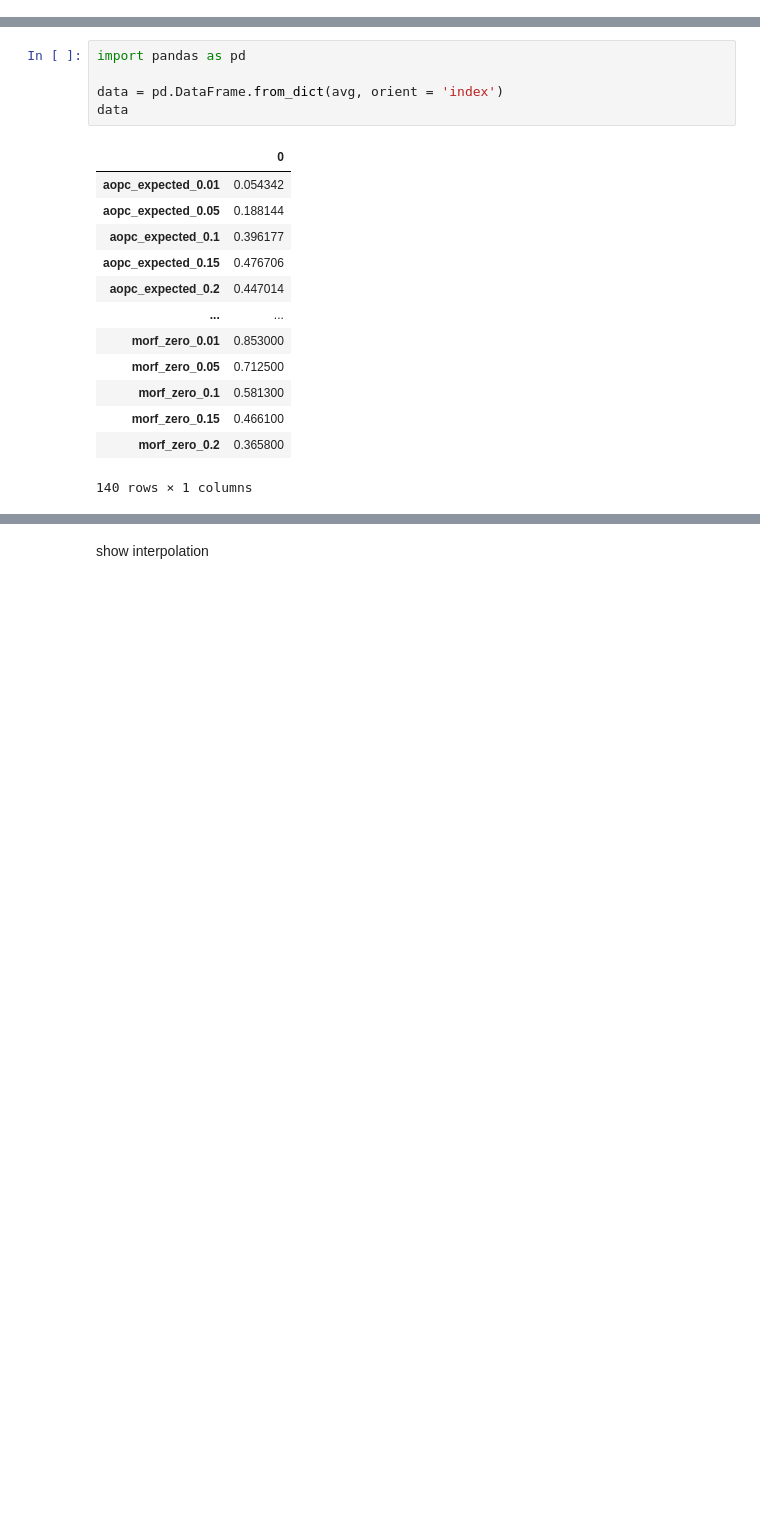
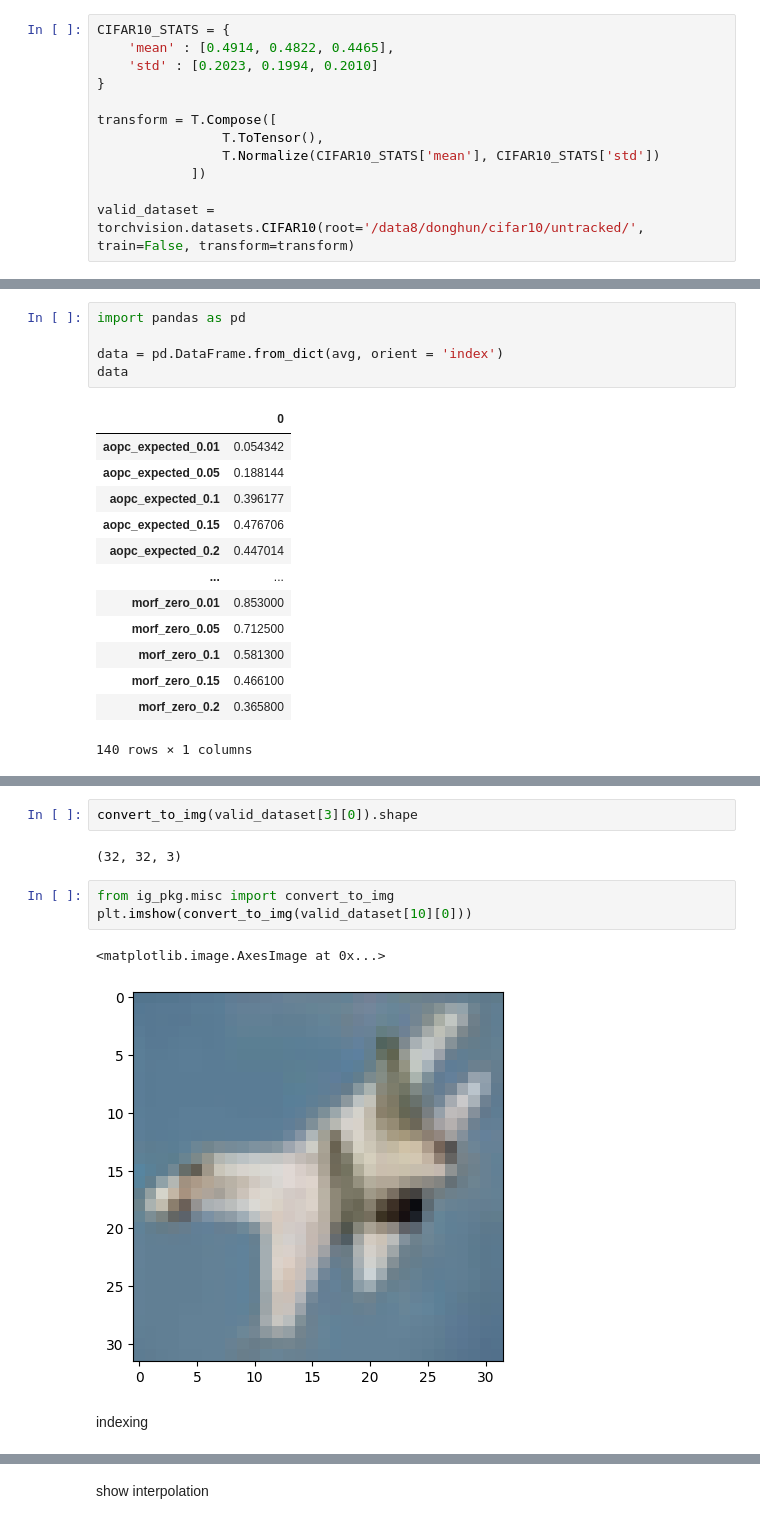
Before and after one commit to jleehun/ig_inversion, a Jupyter notebook: exp/visualization.ipynb, the cells around one changed output, grey strips where cells are left out. Cells and saved outputs as stored; diff of their text form; blank space fills up the shorter version.

```diff
--- a/exp/visualization.ipynb
+++ b/exp/visualization.ipynb
@@ -39,6 +39,18 @@ my_cmap=plt.cm.seismic(np.arange(plt.cm.seismic.N))
 device = 'cuda:7'
 # %% [markdown]
 load attribution, interpolation
+# %%
+CIFAR10_STATS = {
+    'mean' : [0.4914, 0.4822, 0.4465],
+    'std' : [0.2023, 0.1994, 0.2010]
+}
+
+transform = T.Compose([
+                T.ToTensor(),
+                T.Normalize(CIFAR10_STATS['mean'], CIFAR10_STATS['std'])
+            ])
+
+valid_dataset = torchvision.datasets.CIFAR10(root='/data8/donghun/cifar10/untracked/', train=False, transform=transform)
 # %%
 
 attr_path  = {
@@ -138,0 +269,12 @@ data
+# %%
+convert_to_img(valid_dataset[3][0]).shape
+# %% [output]
+(32, 32, 3)
+# %%
+from ig_pkg.misc import convert_to_img
+plt.imshow(convert_to_img(valid_dataset[10][0]))
+# %% [output]
+<matplotlib.image.AxesImage at 0x...>
+[figure, added]
+# %% [markdown]
+indexing
```
Also changed, not shown: parts of 23 cells of this notebook, 11 other files.
